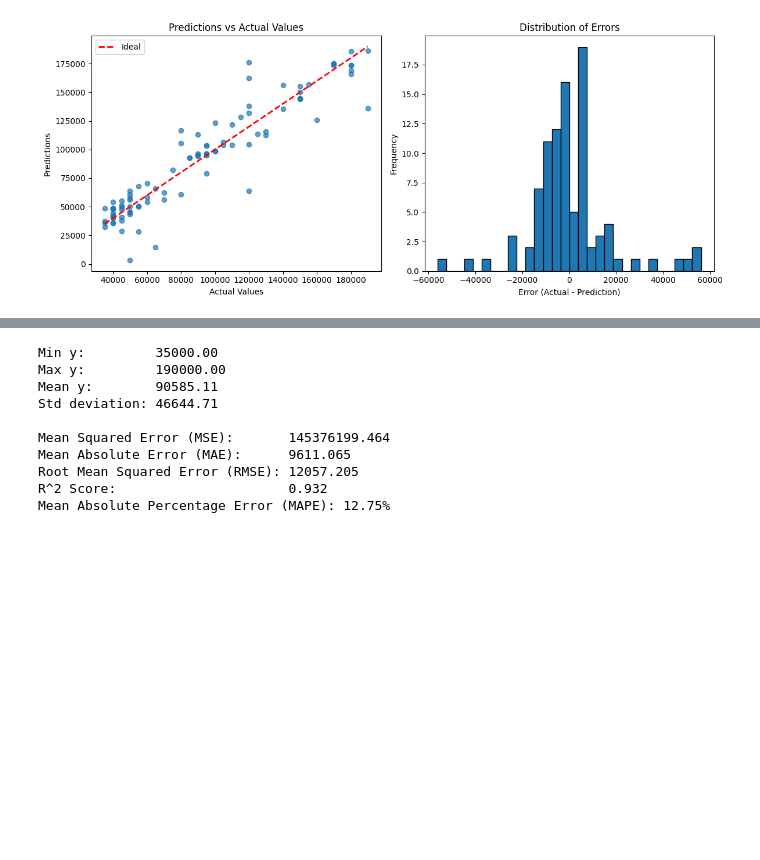
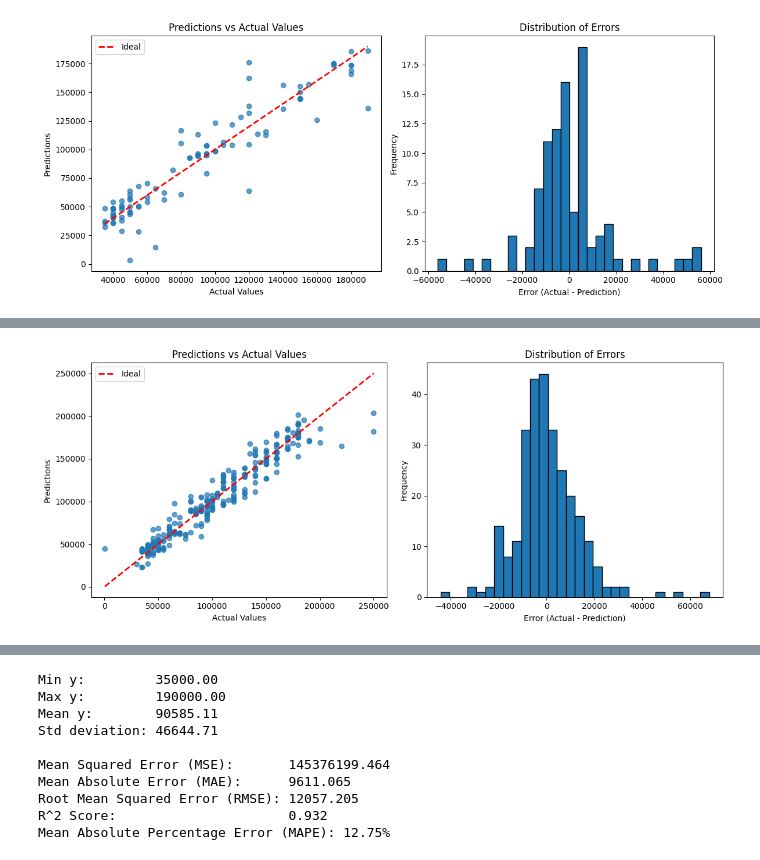
Before and after one commit to 0xV4h3/SmartCode, a Jupyter notebook: ML/Lessons/myNotes/SalaryPrediction.ipynb, the cells around one changed output, grey strips where cells are left out. Drawn from its saved outputs; the diff is of its cells as text; code cells hidden in the pictures; blank space fills up the shorter version.

```diff
--- a/ML/Lessons/myNotes/SalaryPrediction.ipynb
+++ b/ML/Lessons/myNotes/SalaryPrediction.ipynb
@@ -503,0 +544,3 @@ array([ 34135.75361822,  49538.63173309,  37809.93953707, 149659.2907205 ,
+# %%
+train_predicted_ridge = model_ridge.predict(x_train_p)
+train_predicted_ridge
@@ -503,0 +598,4 @@ array([ 34135.75361822,  49538.63173309,  37809.93953707, 149659.2907205 ,
+# %%
+regression_plots(y_train, train_predicted_ridge)
+# %% [output]
+[figure, added]
```
Also changed, not shown: parts of 16 cells of this notebook.
